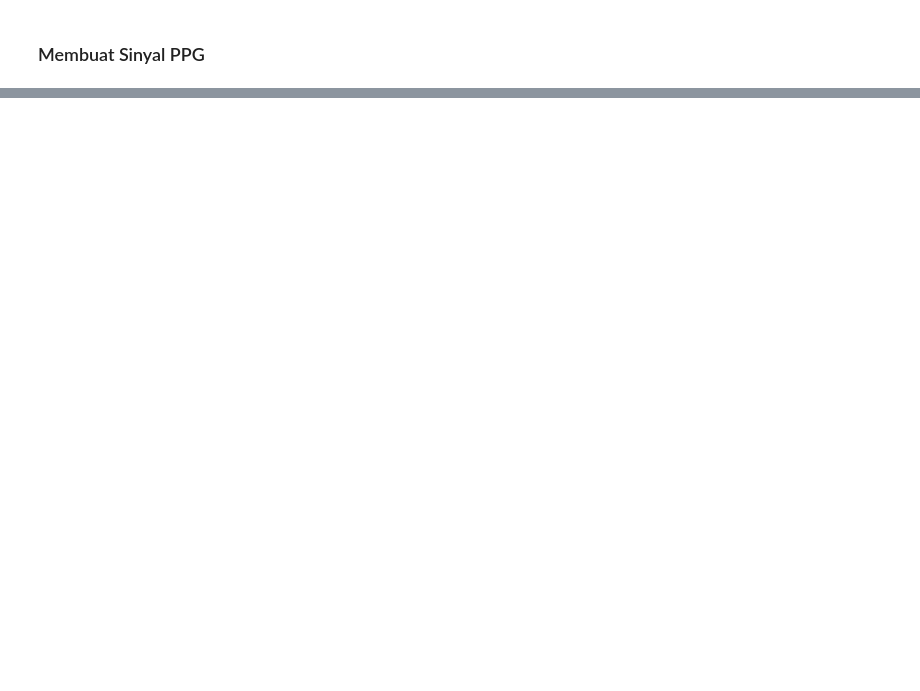
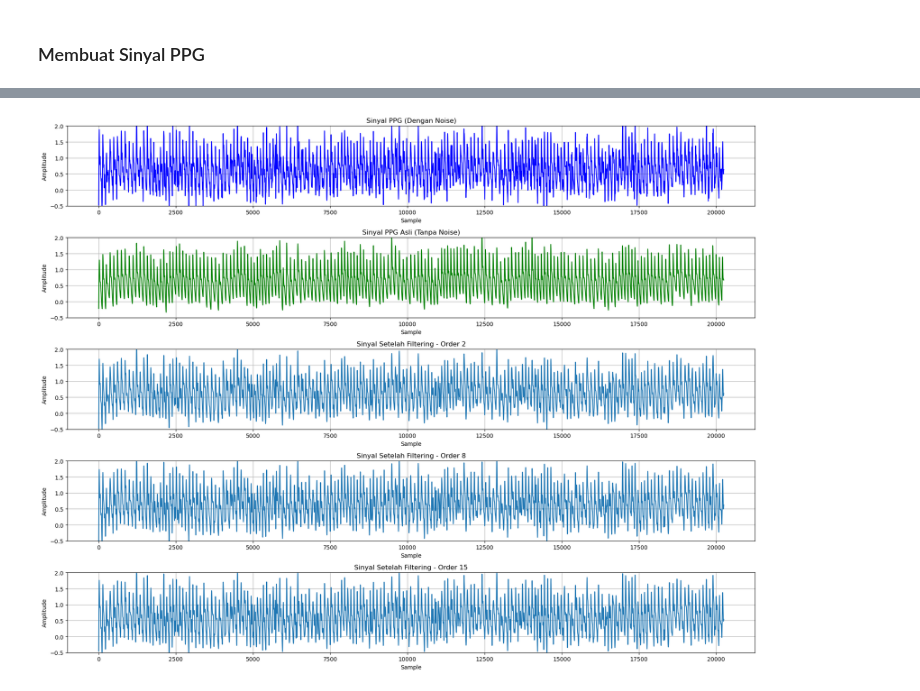
Before and after one commit to elsaelisa09/Data-Signal-Processing, a Jupyter notebook: 122140135_ho2.ipynb, the cells around one changed output, grey strips where cells are left out. Drawn from its saved outputs; the diff is of its cells as text; code cells hidden in the pictures; blank space fills up the shorter version.

```diff
--- a/122140135_ho2.ipynb
+++ b/122140135_ho2.ipynb
@@ -132,3 +128,44 @@ Berdasarkan visualisasi sinyal hasil downsampling, berikut hasil analisis berdas
 
 ### Kesimpulan
 Semakin rendah sampling frequency (fs), sinyal akan semakin terdistorsi karena kehilangan detail penting. Pada fs yang sangat rendah, aliasing terjadi, menyebabkan munculnya pola yang tidak ada dalam sinyal asli. Oleh karena itu, penting untuk memilih fs yang cukup tinggi untuk merepresentasikan sinyal asli dengan akurat dan menghindari aliasing.
+# %%
+# --- 5. Parameter filter ---
+orders = [2, 8, 15]  # Nilai order diubah menjadi 2, 8, dan 15
+
+# --- 6. Plot semua ---
+plt.figure(figsize=(18, 14))
+
+# Plot sinyal noisy
+plt.subplot(len(orders)+2, 1, 1)
+plt.plot(ppg_signal_noisy, color='blue')
+plt.title('Sinyal PPG (Dengan Noise)')
+plt.xlabel('Sample')
+plt.ylabel('Amplitude')
+plt.ylim(-0.5, 2)  # <--- set batas amplitudo
+plt.grid(True)
+
+# Plot sinyal original
+plt.subplot(len(orders)+2, 1, 2)
+plt.plot(ppg_signal_original, color='green')
+plt.title('Sinyal PPG Asli (Tanpa Noise)')
+plt.xlabel('Sample')
+plt.ylabel('Amplitude')
+plt.ylim(-0.5, 2)  # <--- set batas amplitudo
+plt.grid(True)
+
+# Plot hasil filtering untuk tiap order
+for idx, order in enumerate(orders, start=3):
+    filtered_signal = butter_lowpass_filter(ppg_signal_noisy, cutoff=cutoff_freq, fs=sampling_rate, order=order)
+
+    plt.subplot(len(orders)+2, 1, idx)
+    plt.plot(filtered_signal)
+    plt.title(f'Sinyal Setelah Filtering - Order {order}')
+    plt.xlabel('Sample')
+    plt.ylabel('Amplitude')
+    plt.ylim(-0.5, 2)  # <--- set batas amplitudo
+    plt.grid(True)
+
+plt.tight_layout()
+plt.show()
+# %% [output]
+[figure, added]
```
Also changed, not shown: parts of 9 cells of this notebook.
